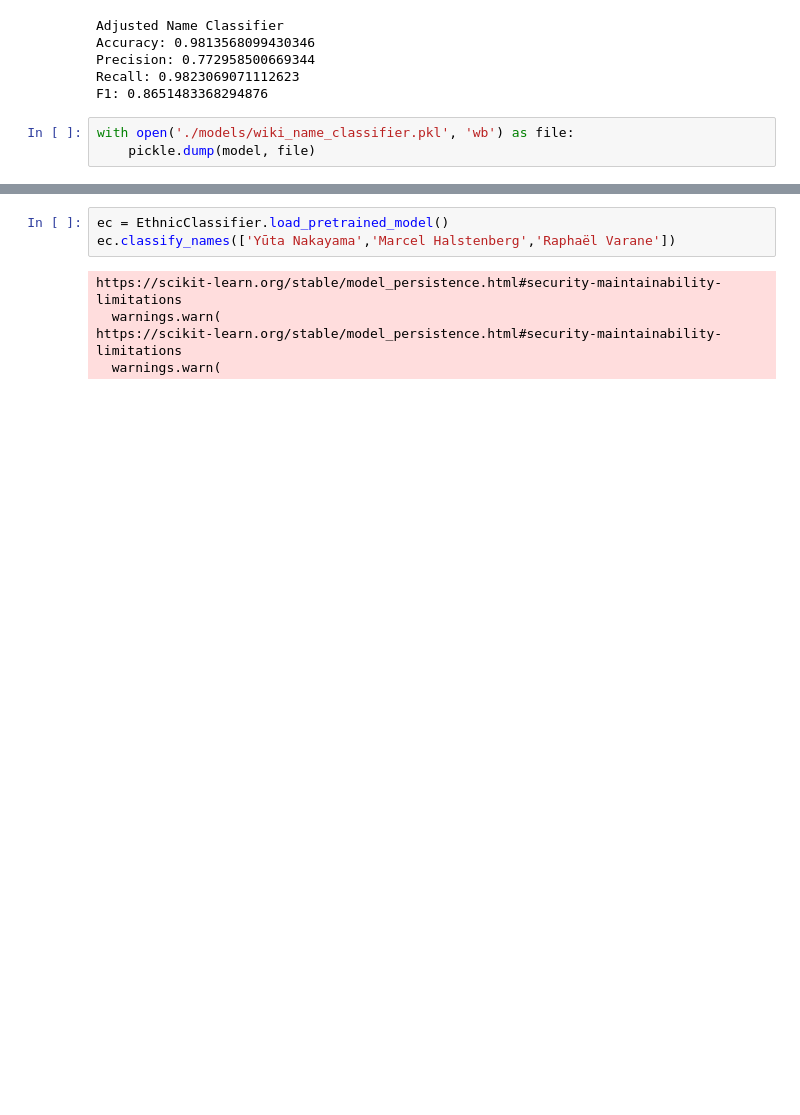
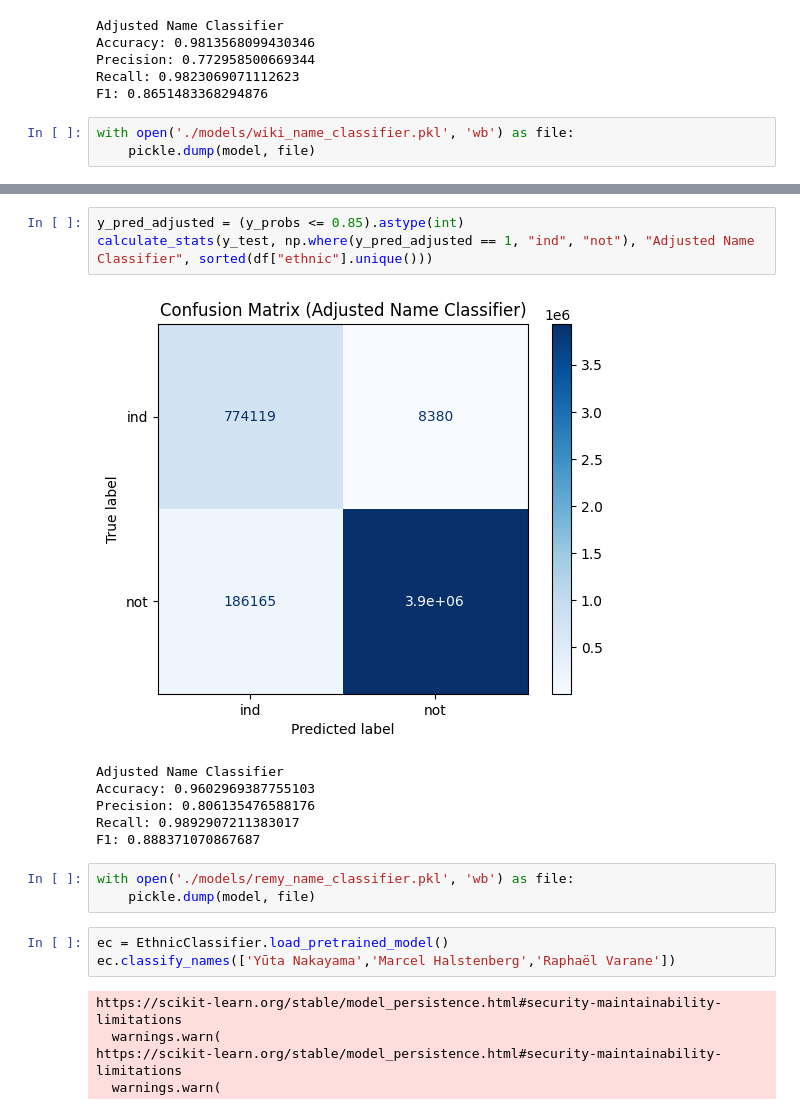
Before and after one commit to kkkarnav/indianamericancontributions, a Jupyter notebook: name_classification.ipynb, the cells around one changed output, grey strips where cells are left out. Drawn from its saved outputs; the diff is of its cells as text; blank space fills up the shorter version.

```diff
--- a/name_classification.ipynb
+++ b/name_classification.ipynb
@@ -381,3 +463,16 @@ with open('./models/wiki_name_classifier.pkl', 'wb') as file:
+# %%
+y_pred_adjusted = (y_probs <= 0.85).astype(int)
+calculate_stats(y_test, np.where(y_pred_adjusted == 1, "ind", "not"), "Adjusted Name Classifier", sorted(df["ethnic"].unique()))
+# %% [output]
+[figure, added]
+Adjusted Name Classifier
+Accuracy: 0.9602969387755103
+Precision: 0.806135476588176
+Recall: 0.9892907211383017
+F1: 0.888371070867687
+# %%
+with open('./models/remy_name_classifier.pkl', 'wb') as file:
+    pickle.dump(model, file)
 # %%
 ec = EthnicClassifier.load_pretrained_model()
 ec.classify_names(['Yūta Nakayama','Marcel Halstenberg','Raphaël Varane'])
```
Also changed, not shown: parts of 8 cells of this notebook, 1 other file.
